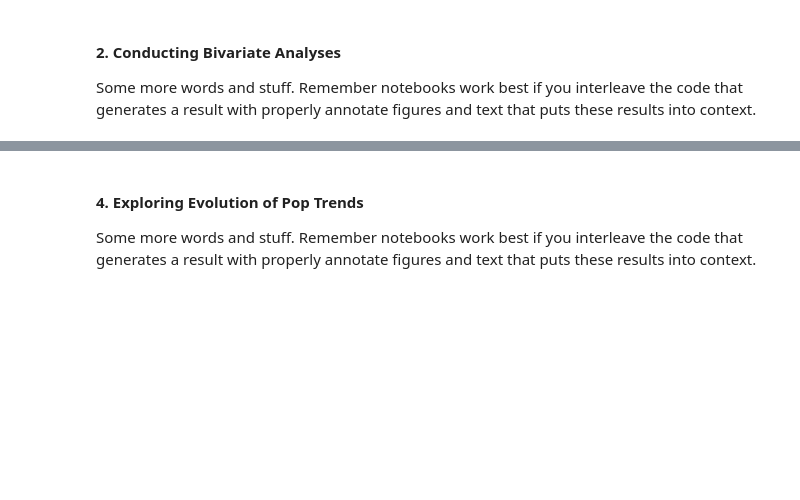
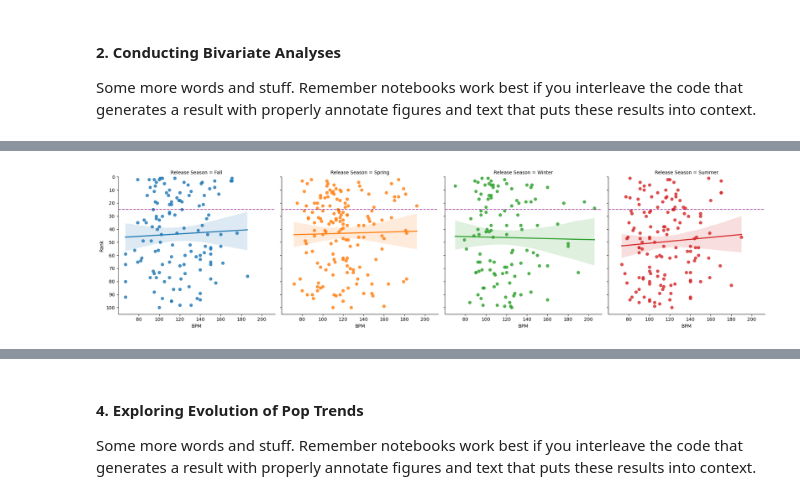
Before and after one commit to COGS108/Group030_WI26, a Jupyter notebook: 02-EDACheckpoint.ipynb, the cells around one changed output, grey strips where cells are left out. Drawn from its saved outputs; the diff is of its cells as text; code cells hidden in the pictures; blank space fills up the shorter version.

Commit message:
Added Plot 7 vis. and analysis in EDA

```diff
--- a/02-EDACheckpoint.ipynb
+++ b/02-EDACheckpoint.ipynb
@@ -303,3 +301,6 @@ import seaborn as sns
+# %%
+# Explicitly loading fully wrangled data
+df_pop = pd.read_csv('data/02-processed/billboard_data_pop_only.csv')
 # %% [markdown]
 #### 1. Univariate Exploration
 
@@ -323,0 +322,14 @@ Some more words and stuff.  Remember notebooks work best if you interleave the c
+# %%
+interactions = sns.lmplot(data = df_pop, x = 'BPM', y = 'Rank', col = 'Release Season', hue = 'Release Season')
+
+# Inverting y-axis so Rank 1 is at top and Rank 100 is at bottom
+for ax in interactions.axes.flat:
+    ax.set_ylim(105, 0)
+    ax.set_yticks(np.arange(0, 110, 10))
+
+    #highlights the Top 25 song ranks
+    ax.axhline(25, ls='--', color='purple', alpha=0.7)
+
+plt.show()
+# %% [output]
+[figure, added]
```
Also changed, not shown: parts of 5 cells of this notebook.
